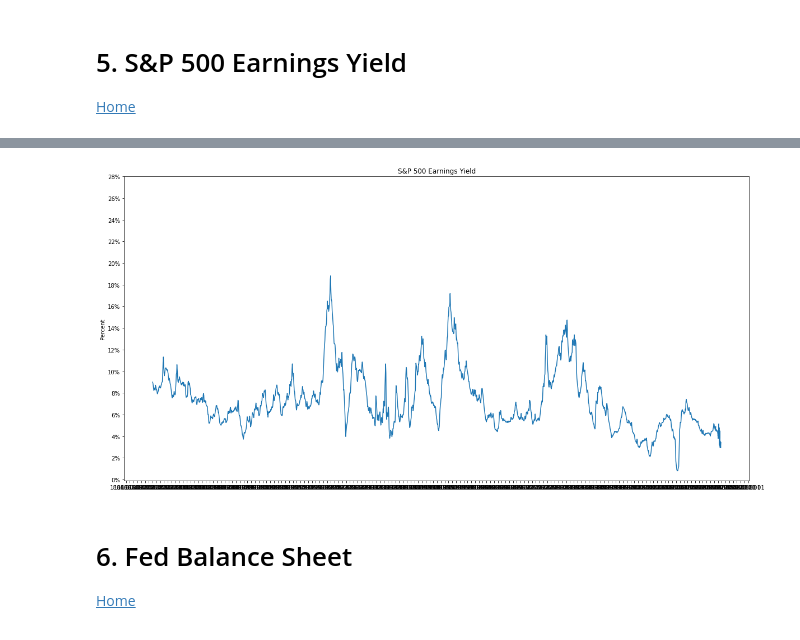
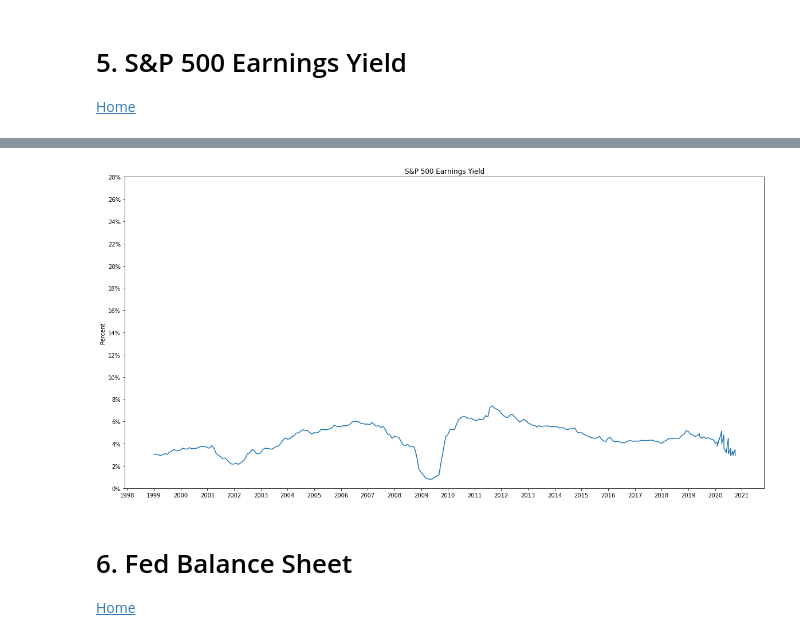
Before and after one commit to AmitSamra/Bonds, a Jupyter notebook: bonds.ipynb, the cells around one changed output, grey strips where cells are left out. Drawn from its saved outputs; the diff is of its cells as text; code cells hidden in the pictures.

```diff
--- a/bonds.ipynb
+++ b/bonds.ipynb
@@ -308,6 +308,7 @@ sp500_ey = read_json(file_path)
 df_sp500_ey = pd.DataFrame(sp500_ey['dataset']['data'], columns= sp500_ey['dataset']['column_names'])
 df_sp500_ey = df_sp500_ey.rename(columns={'Date':'DATE', 'Value':'SPX Yield'})
 df_sp500_ey['DATE'] = df_sp500_ey['DATE'].astype('datetime64[ns]')
-df_sp500_ey.tail()
+df_sp500_ey = df_sp500_ey.loc[(df_sp500_ey.DATE.dt.year>=1999)&(df_sp500_ey.DATE.dt.year<=2020)]
+df_sp500_ey
 # %% [output]
 |  | DATE | SPX Yield |
@@ -319,28 +327,28 @@ df_sp500_ey.tail()
 # %%
 # S&P 500 Earnings Yield
 fig,ax = plt.subplots(figsize=(20,10))
 ax.plot(df_sp500_ey.DATE, df_sp500_ey['SPX Yield'])
 ax.set_ylabel('Percent')
 ax.set_title('S&P 500 Earnings Yield')
 
 ax.yaxis.set_major_formatter(
     ticker.FuncFormatter(lambda y,p: format(str(int(y))+'%',''))
 )
 
 plt.yticks([y for y in range(0,30,2)])
 
 years = mdates.YearLocator()   # every year
 months = mdates.MonthLocator()  # every month
 years_fmt = mdates.DateFormatter('%Y')
 
 ax.xaxis.set_major_locator(years)
-#ax.xaxis.set_major_formatter(years_fmt)
+ax.xaxis.set_major_formatter(years_fmt)
 #ax.xaxis.set_minor_locator(months)
 
 plt.show()
 #ax.figure.savefig('./img/sp500_ey.png', bbox_inches='tight', dpi=150)
 # %% [output]
-[figure, old version]
+[figure, new version]
 # %% [markdown]
 # <a id='section6'>6. Fed Balance Sheet</a>
 
```
Also changed, not shown: parts of 27 cells of this notebook.
